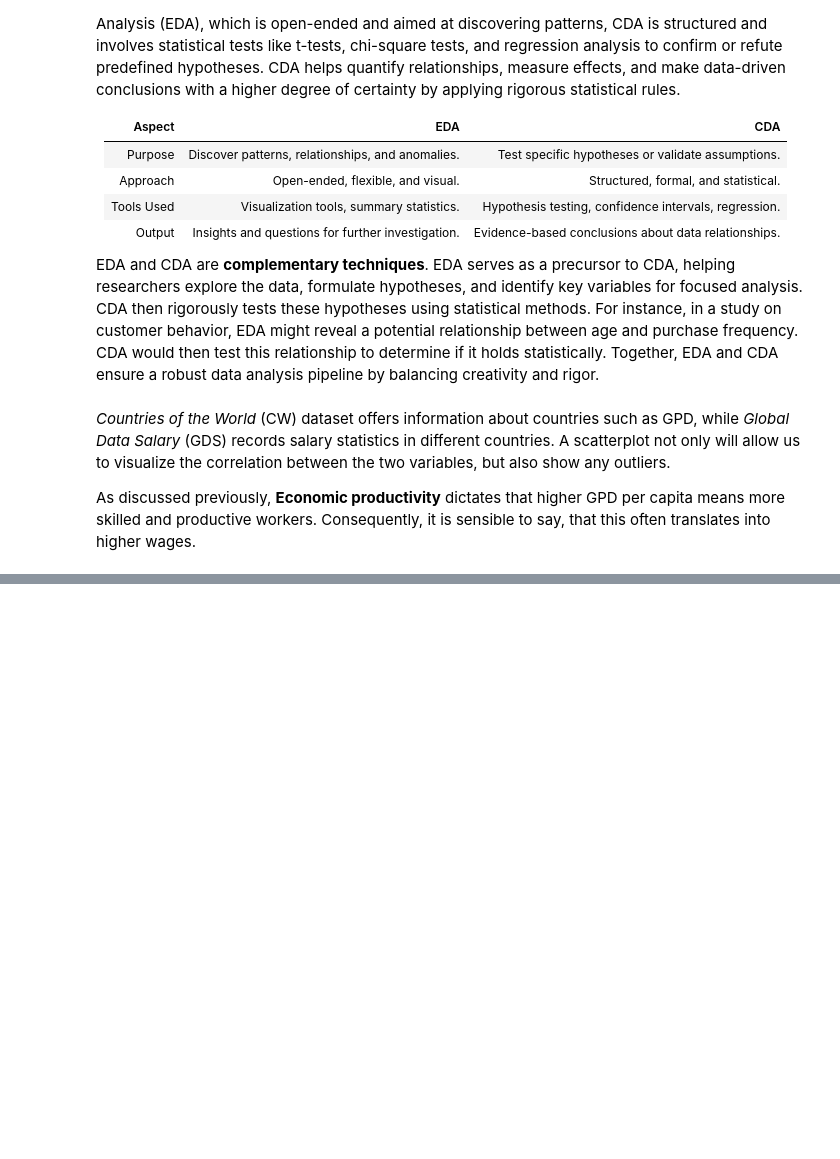
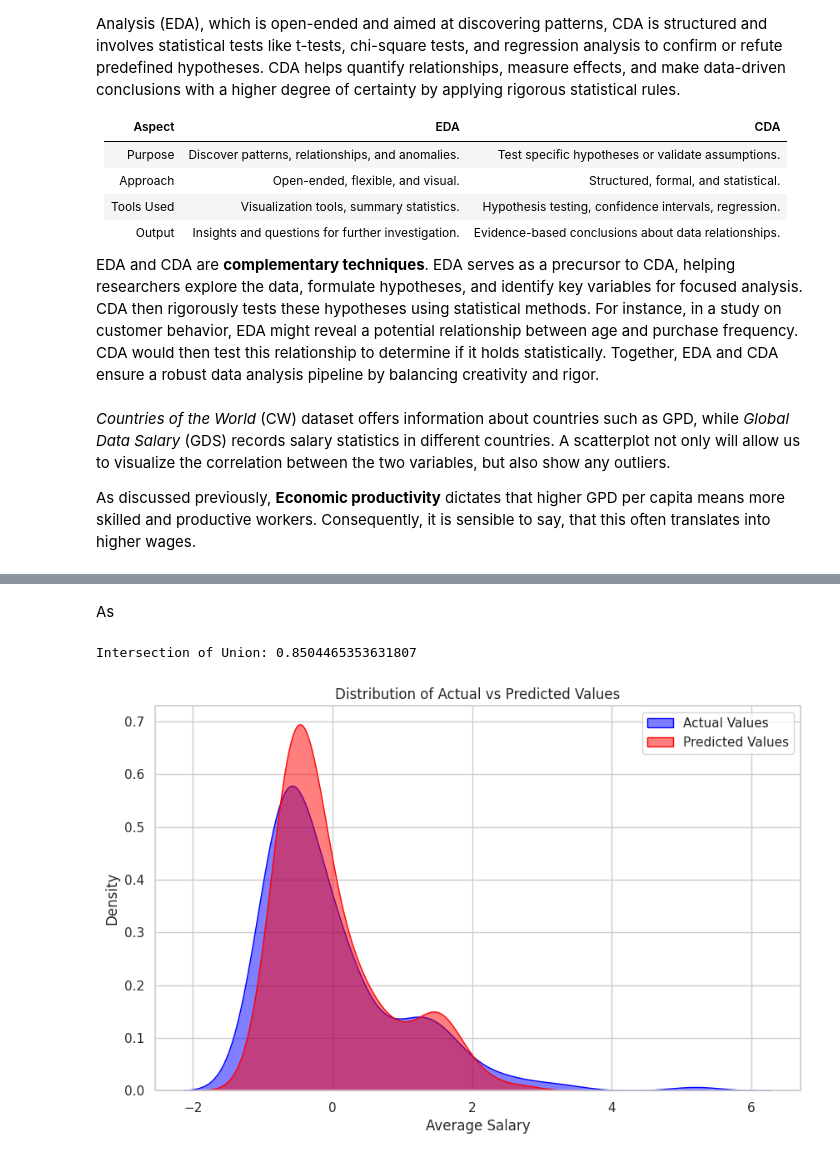
Before and after one commit to davevarga/salaries-eda, a Jupyter notebook: analysis.ipynb, the cells around one changed output, grey strips where cells are left out. Saved outputs shown, nothing was run; the diff lists cells and outputs as text; code cells hidden in the pictures; blank space fills up the shorter version.

```diff
--- a/analysis.ipynb
+++ b/analysis.ipynb
@@ -593,0 +880,59 @@ Országok GDP és fizetés összefüggéseit szeretnénk megmérni. A kovetkező
+# %% [markdown]
+As
+# %%
+import seaborn as sns
+import matplotlib.pyplot as plt
+from scipy.stats import gaussian_kde
+
+def calculate_iou(Y_pred, Y_norm):
+    # Compute KDE (Kernel Density Estimate) for Actual and Predicted values
+    kde_actual = gaussian_kde(Y_norm)  # KDE for actual values
+    kde_predicted = gaussian_kde(Y_pred)  # KDE for predicted values
+
+    # Define a common range of x values for integration
+    x_values = np.linspace(min(Y_norm.min(), Y_pred.min()), max(Y_norm.max(), Y_pred.max()), 1000)
+
+    # Evaluate the densities at each x value
+    actual_density = kde_actual(x_values)
+    predicted_density = kde_predicted(x_values)
+
+    # Compute the Intersection (min of the two densities at each point)
+    intersection_density = np.minimum(actual_density, predicted_density)
+    area_intersection = np.trapz(intersection_density, x_values)
+
+    # Compute the Union (sum of the two densities minus their intersection)
+    union_density = np.maximum(actual_density, predicted_density)
+    area_union = np.trapz(union_density, x_values)
+
+    # Intersection over Union (IoU)
+    iou = area_intersection / area_union
+    return iou
+
+# Predict the target values using the trained model
+Y_pred = model.predict(X_norm)
+
+# Create a DataFrame to hold actual and predicted values
+results = pd.DataFrame({
+    "Actual": Y_norm,
+    "Predicted": Y_pred
+})
+
+# Calculate intersection of union (IoU)
+print(f"Intersection of Union: {calculate_iou(Y_pred, Y_norm)}")
+
+# Plot the distribution of Actual and Predicted values using kdeplot
+plt.figure(figsize=(10, 6))
+sns.kdeplot(results["Actual"], label="Actual Values", fill=True, color="blue", alpha=0.5)
+sns.kdeplot(results["Predicted"], label="Predicted Values", fill=True, color="red", alpha=0.5)
+
+# Add labels and legend
+plt.title("Distribution of Actual vs Predicted Values")
+plt.xlabel("Average Salary")
+plt.ylabel("Density")
+plt.legend()
+plt.show()
+
+del iou, results
+# %% [output]
+Intersection of Union: 0.8504465353631807
+[figure, added]
```
Also changed, not shown: parts of 28 cells of this notebook, 1 other file.
